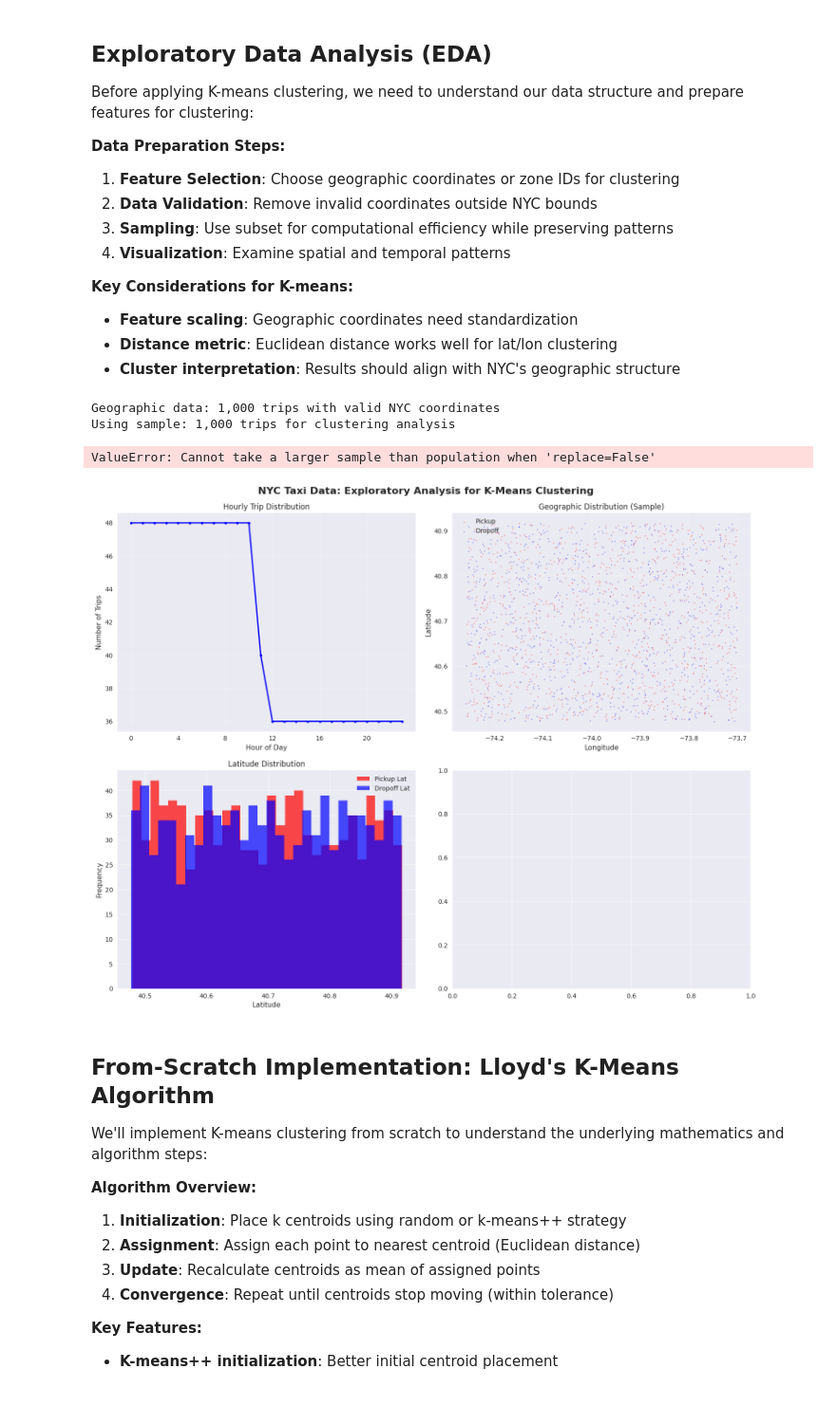
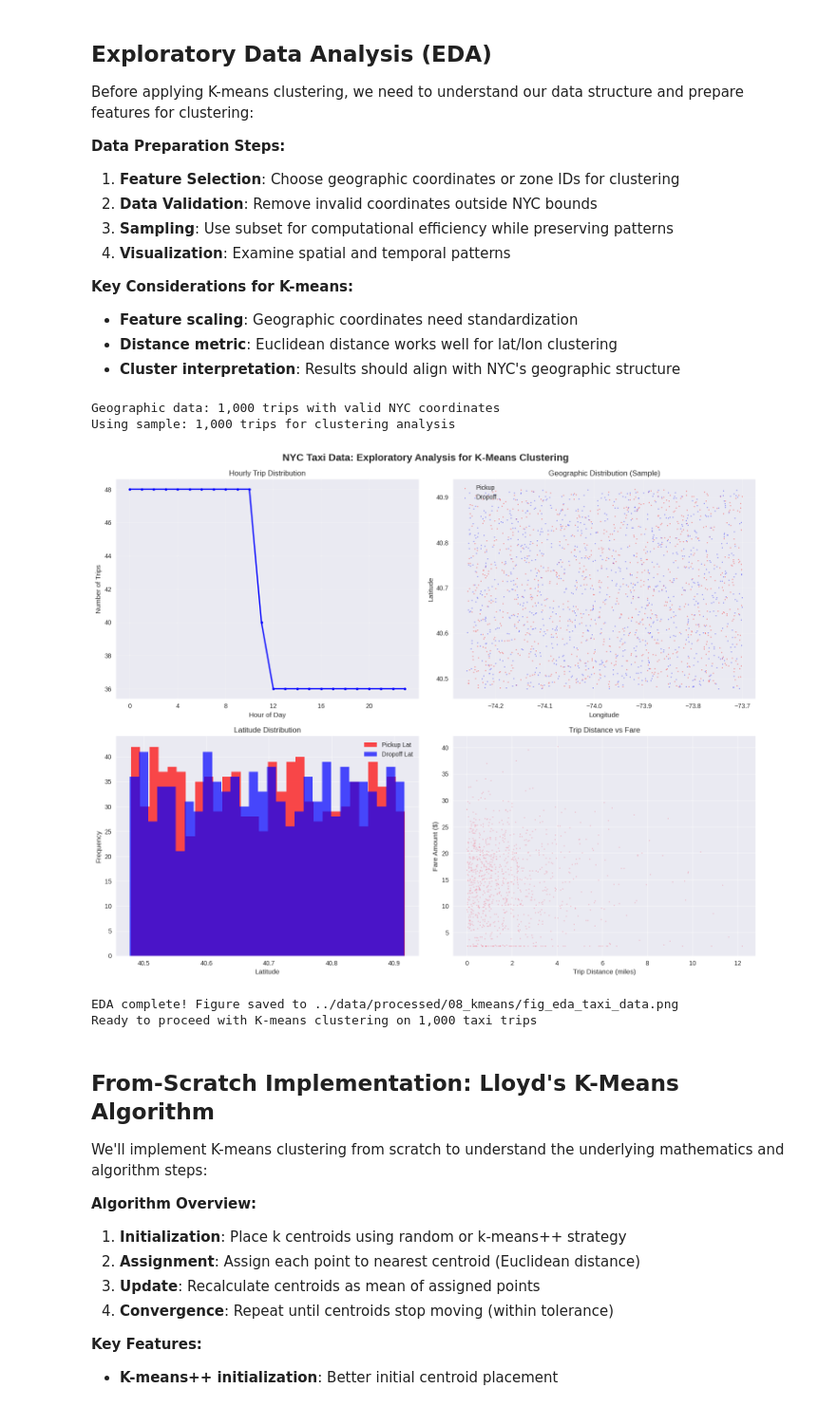
Before and after one commit to Beaker12/FrontierML, a Jupyter notebook: notebooks/08_k_means_clustering.ipynb, the cells around one changed output. Shown at 95% size. Drawn from its saved outputs; the diff is of its cells as text; code cells hidden in the pictures.

```diff
--- a/notebooks/08_k_means_clustering.ipynb
+++ b/notebooks/08_k_means_clustering.ipynb
@@ -403,37 +399,41 @@ else:
     axes[1, 0].set_ylabel('Frequency')
     axes[1, 0].set_title('Pickup Zone Distribution')
 
 # Trip distance/fare analysis if available
 if 'trip_distance' in taxi_data.columns:
-    axes[1, 1].scatter(taxi_data['trip_distance'].sample(2000),
-                      taxi_data['fare_amount'].sample(2000),
+    trip_sample = taxi_data[['trip_distance', 'fare_amount']].sample(
+        n=min(2000, len(taxi_data)), random_state=42
+    )
+    axes[1, 1].scatter(trip_sample['trip_distance'],
+                      trip_sample['fare_amount'],
                       alpha=0.6, s=1)
     axes[1, 1].set_xlabel('Trip Distance (miles)')
     axes[1, 1].set_ylabel('Fare Amount ($)')
     axes[1, 1].set_title('Trip Distance vs Fare')
 else:
     # Alternative: hourly pattern
     axes[1, 1].bar(hourly_counts.index, hourly_counts.values, alpha=0.7, color='orange')
     axes[1, 1].set_xlabel('Hour of Day')
     axes[1, 1].set_ylabel('Number of Trips')
     axes[1, 1].set_title('Hourly Trip Distribution')
     axes[1, 1].set_xticks(range(0, 24, 4))
 
 plt.tight_layout()
 
 # Create output directory and save plot
 output_dir = Path("../data/processed/08_kmeans")
 output_dir.mkdir(parents=True, exist_ok=True)
 plt.savefig(output_dir / "fig_eda_taxi_data.png", dpi=300, bbox_inches='tight')
 plt.show()
 
 print(f"EDA complete! Figure saved to {output_dir / 'fig_eda_taxi_data.png'}")
 print(f"Ready to proceed with K-means clustering on {len(clustering_data):,} taxi trips")
 # %% [output]
 Geographic data: 1,000 trips with valid NYC coordinates
 Using sample: 1,000 trips for clustering analysis
+[figure, new version]
-ValueError: Cannot take a larger sample than population when 'replace=False'
+EDA complete! Figure saved to ../data/processed/08_kmeans/fig_eda_taxi_data.png
+Ready to proceed with K-means clustering on 1,000 taxi trips
-[figure, old version]
 # %% [markdown]
 ## From-Scratch Implementation: Lloyd's K-Means Algorithm
 
```
Also changed, not shown: parts of 9 cells of this notebook, 5 other files.
